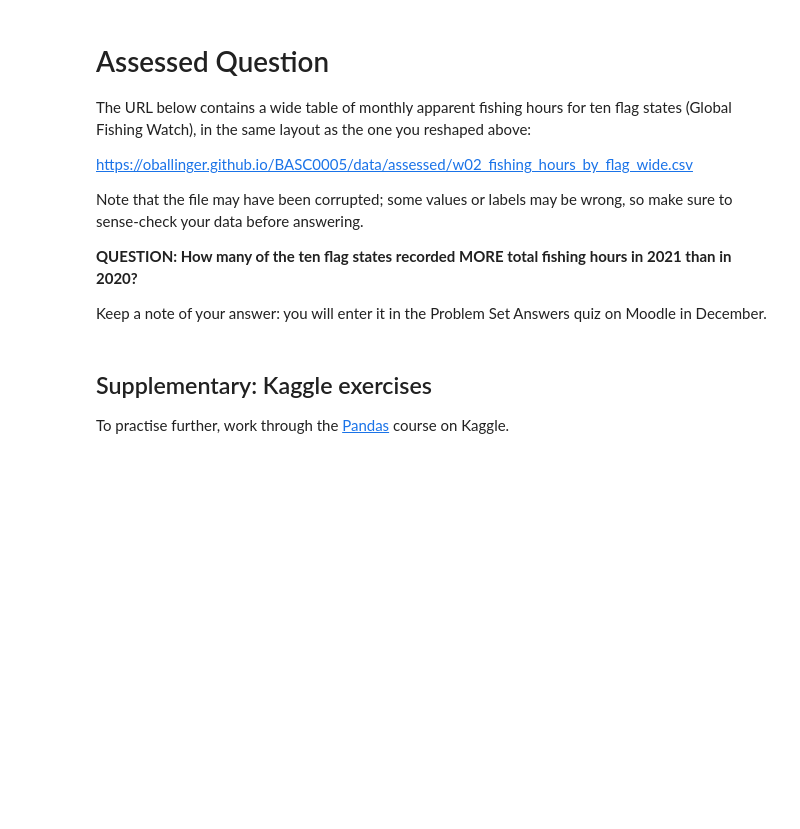
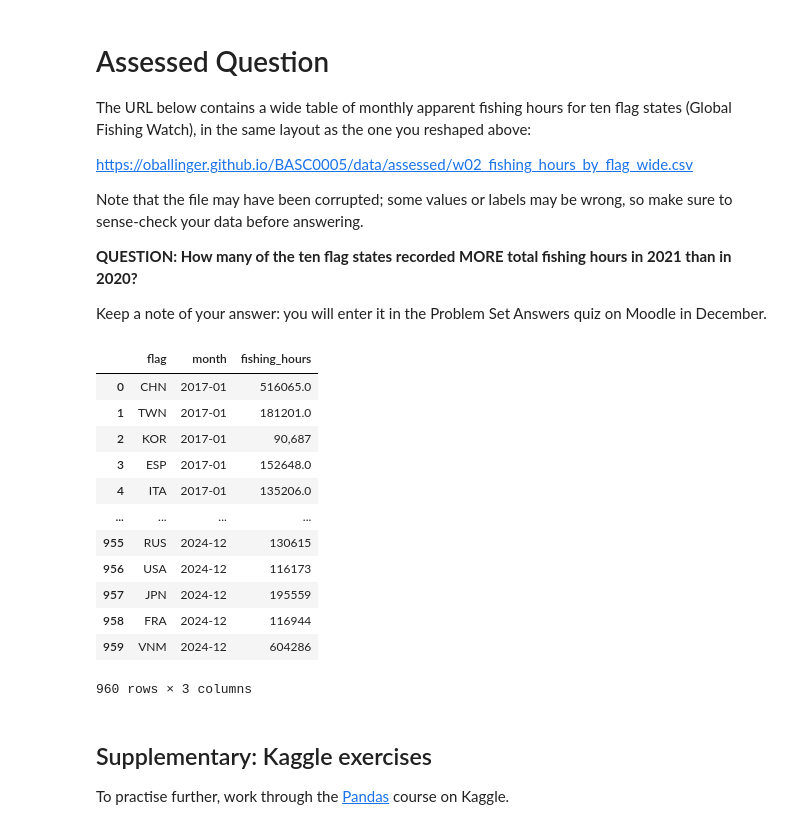
Before and after one commit to ellaxcode/QM2, a Jupyter notebook: notebooks/W02. Pandas.ipynb, the cells around one changed output. Cells and saved outputs as stored; diff of their text form; code cells hidden in the pictures; blank space fills up the shorter version.

```diff
--- a/notebooks/W02. Pandas.ipynb
+++ b/notebooks/W02. Pandas.ipynb
@@ -422,6 +448,30 @@ Note that the file may have been corrupted; some values or labels may be wrong,
 Keep a note of your answer: you will enter it in the Problem Set Answers quiz on Moodle in December.
 # %%
 # Your code here
+fishy_wide = pd.read_csv("https://oballinger.github.io/BASC0005/data/assessed/w02_fishing_hours_by_flag_wide.csv")
+fishy_wide
+
+fishy_long = fishy_wide.melt(id_vars="flag", var_name="month", value_name="fishing_hours")
+fishy_long
+
+
+#fish["month"] = pd.to_datetime(fish["month"])
+#print(fish_wide.shape, "->", fish.shape)
+#fish.head()
+# %% [output]
+|  | flag | month | fishing_hours |
+| 0 | CHN | 2017-01 | 516065.0 |
+| 1 | TWN | 2017-01 | 181201.0 |
+| 2 | KOR | 2017-01 | 90,687 |
+| 3 | ESP | 2017-01 | 152648.0 |
+| 4 | ITA | 2017-01 | 135206.0 |
+| ... | ... | ... | ... |
+| 955 | RUS | 2024-12 | 130615 |
+| 956 | USA | 2024-12 | 116173 |
+| 957 | JPN | 2024-12 | 195559 |
+| 958 | FRA | 2024-12 | 116944 |
+| 959 | VNM | 2024-12 | 604286 |
+960 rows × 3 columns
 # %% [markdown]
 ## Supplementary: Kaggle exercises
 
```
Also changed, not shown: parts of 6 cells of this notebook.
